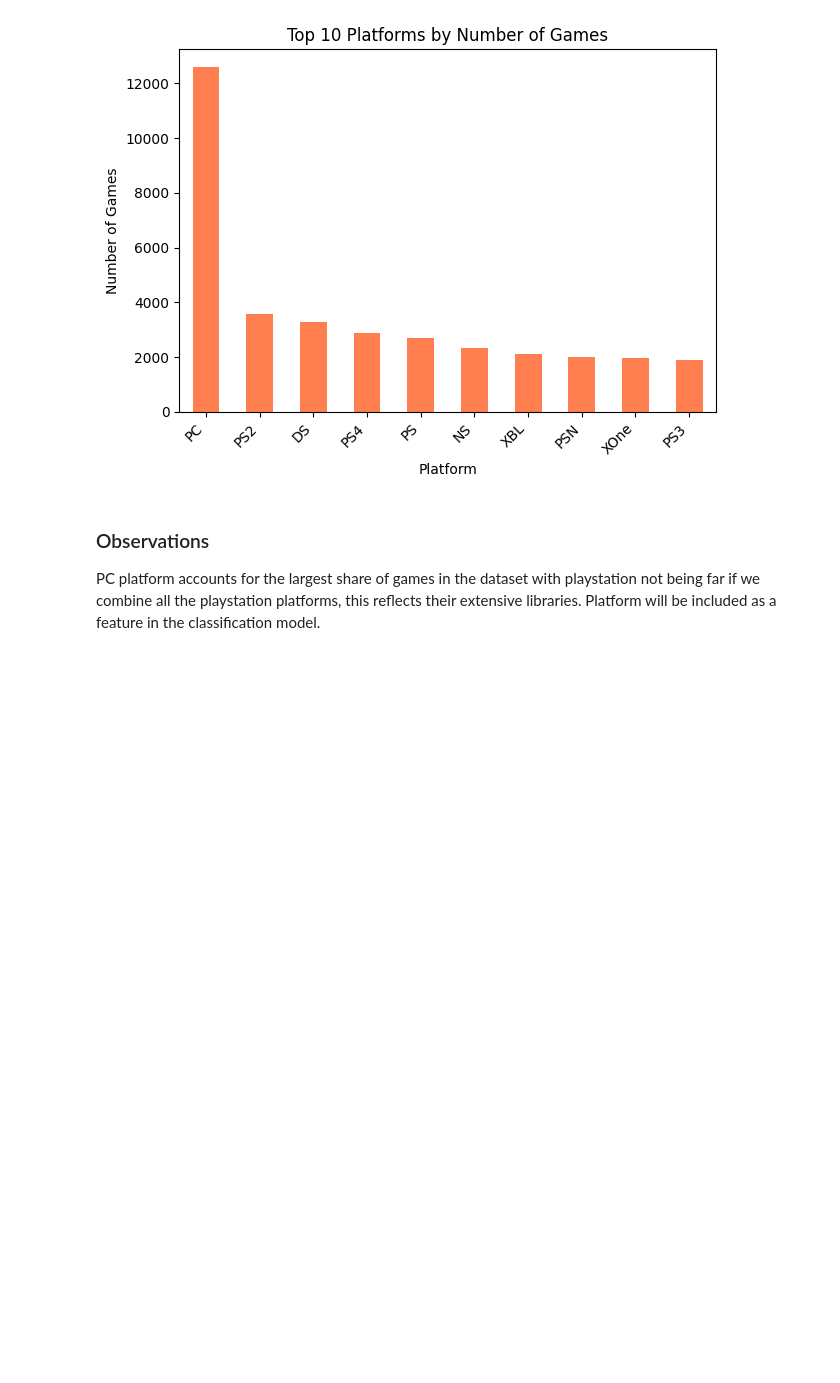
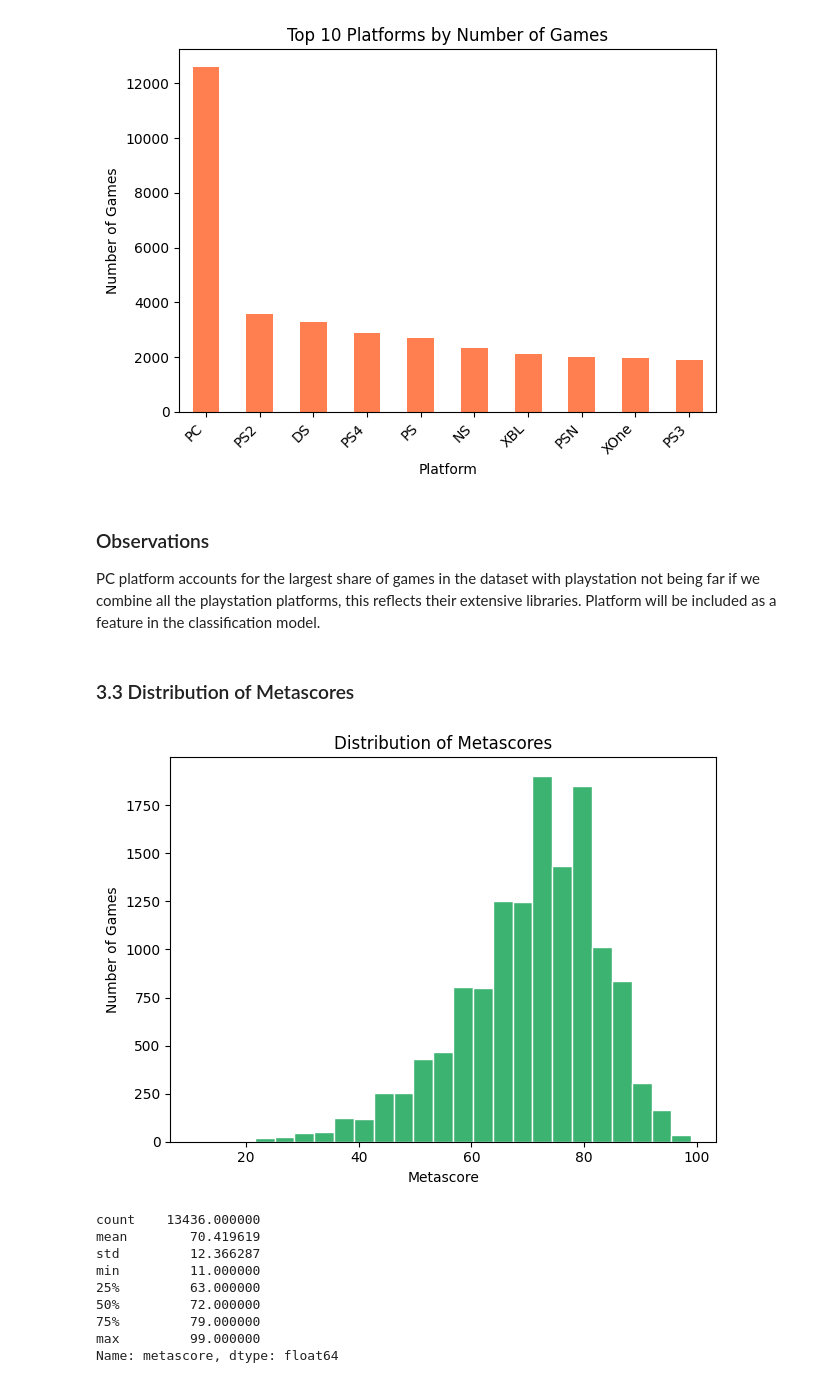
Before and after one commit to SOTO824/comp248-gaming-project, a Jupyter notebook: notebooks/03_EDA_preprocessing.ipynb, the cells around one changed output. Drawn from its saved outputs; the diff is of its cells as text; code cells hidden in the pictures; blank space fills up the shorter version.

Commit message:
added a basic distibution plot to show the distribution of metascores, added observations about the distribution plot

```diff
--- a/notebooks/03_EDA_preprocessing.ipynb
+++ b/notebooks/03_EDA_preprocessing.ipynb
@@ -133,3 +133,25 @@ plt.show()
 ### Observations
 
 PC platform accounts for the largest share of games in the dataset with playstation not being far if we combine all the playstation platforms, this reflects their extensive libraries. Platform will be included as a feature in the classification model.
+# %% [markdown]
+### 3.3 Distribution of Metascores
+# %%
+metacritic_games['metascore'].dropna().plot(kind='hist', bins=25, color='mediumseagreen', edgecolor='white')
+plt.title('Distribution of Metascores')
+plt.xlabel('Metascore')
+plt.ylabel('Number of Games')
+plt.tight_layout()
+plt.show()
+
+print(metacritic_games['metascore'].describe())
+# %% [output]
+[figure, added]
+count    13436.000000
+mean        70.419619
+std         12.366287
+min         11.000000
+25%         63.000000
+50%         72.000000
+75%         79.000000
+max         99.000000
+Name: metascore, dtype: float64
```
Also changed, not shown: parts of 1 cell of this notebook.
